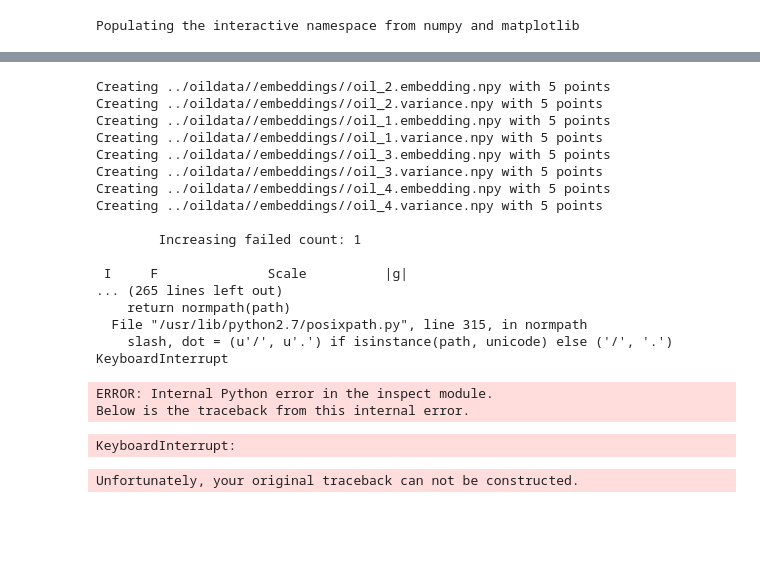
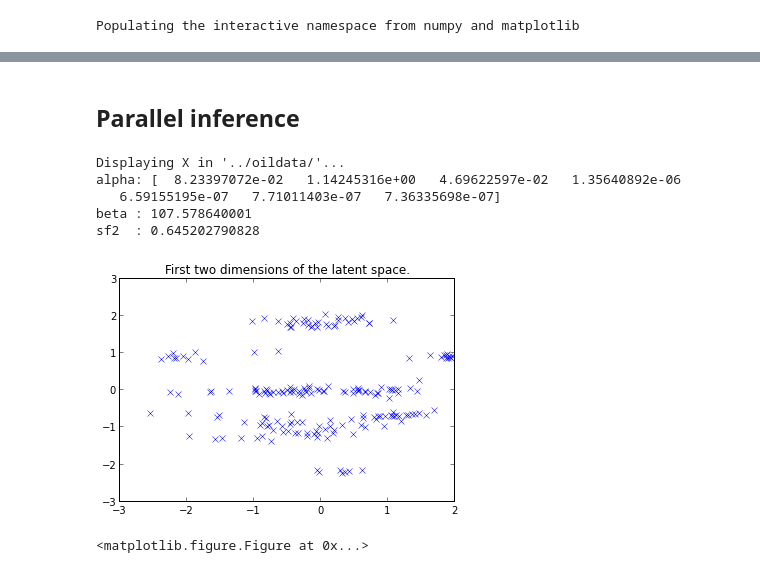
Before and after one commit to markvdw/GParML, a Jupyter notebook: Notebooks/OilData.ipynb, the cells around one changed output, grey strips where cells are left out. Cells and saved outputs as stored; diff of their text form; code cells hidden in the pictures; blank space fills up the shorter version.

```diff
--- a/Notebooks/OilData.ipynb
+++ b/Notebooks/OilData.ipynb
@@ -36,3 +72,29 @@ split_data.split_data(Y, P, path, 'oil')
+# %% [markdown]
+## Parallel inference
+# %%
+reload(show_embeddings)
+class empty:
+    pass
+disp_opt = empty()
+disp_opt.verbose = True
+disp_opt.dimension = [0, 1]
+disp_opt.output_dimension = []
+disp_opt.plot2d = True
+disp_opt.plot3d = False
+disp_opt.plotard = True
+args = [path]
+pX = show_embeddings.run(disp_opt, args)
+
+plt.figure()
+plt.hist(
+# %% [output]
+Displaying X in '../oildata/'...
+alpha: [  8.23397072e-02   1.14245316e+00   4.69622597e-02   1.35640892e-06
+   6.59155195e-07   7.71011403e-07   7.36335698e-07]
+beta : 107.578640001
+sf2  : 0.645202790828
+[figure, added]
+<matplotlib.figure.Figure at 0x...>
 # %%
 # Run the Parallel GPLVM
 options = {}
@@ -53,26 +115,8 @@ options['init'] = 'PCA'
 options['optimiser'] = 'SCG_adapted'
 options['fixed_beta'] = False
 
-parallel_GPLVM.main(options)
+#
+#split_data.clean_dir(path)
+#split_data.split_data(Y, P, path, 'oil')
+
+# parallel_GPLVM.main(options)
-# %% [output]
-Creating ../oildata//embeddings//oil_2.embedding.npy with 5 points
-Creating ../oildata//embeddings//oil_2.variance.npy with 5 points
-Creating ../oildata//embeddings//oil_1.embedding.npy with 5 points
-Creating ../oildata//embeddings//oil_1.variance.npy with 5 points
-Creating ../oildata//embeddings//oil_3.embedding.npy with 5 points
-Creating ../oildata//embeddings//oil_3.variance.npy with 5 points
-Creating ../oildata//embeddings//oil_4.embedding.npy with 5 points
-Creating ../oildata//embeddings//oil_4.variance.npy with 5 points
-
-        Increasing failed count: 1
-
- I     F              Scale          |g|
-... (265 lines left out)
-    return normpath(path)
-  File "/usr/lib/python2.7/posixpath.py", line 315, in normpath
-    slash, dot = (u'/', u'.') if isinstance(path, unicode) else ('/', '.')
-KeyboardInterrupt
-ERROR: Internal Python error in the inspect module.
-Below is the traceback from this internal error.
-KeyboardInterrupt:
-Unfortunately, your original traceback can not be constructed.
```
Also changed, not shown: parts of 9 cells of this notebook, 7 other files.
